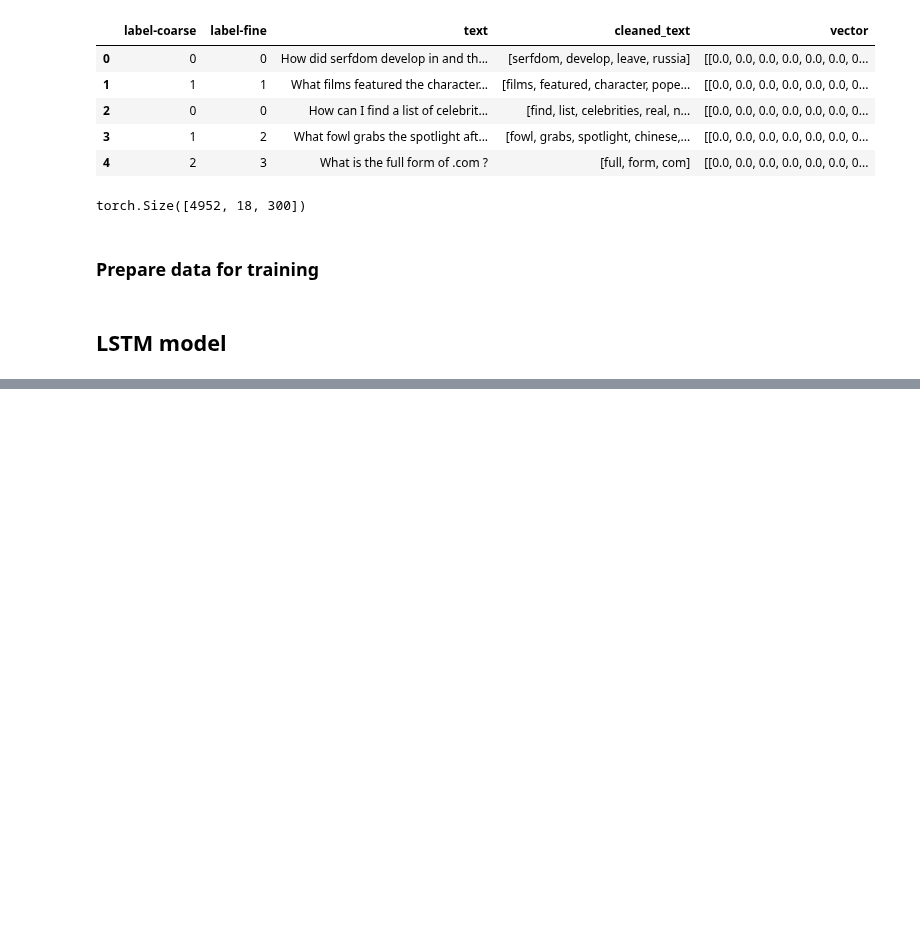
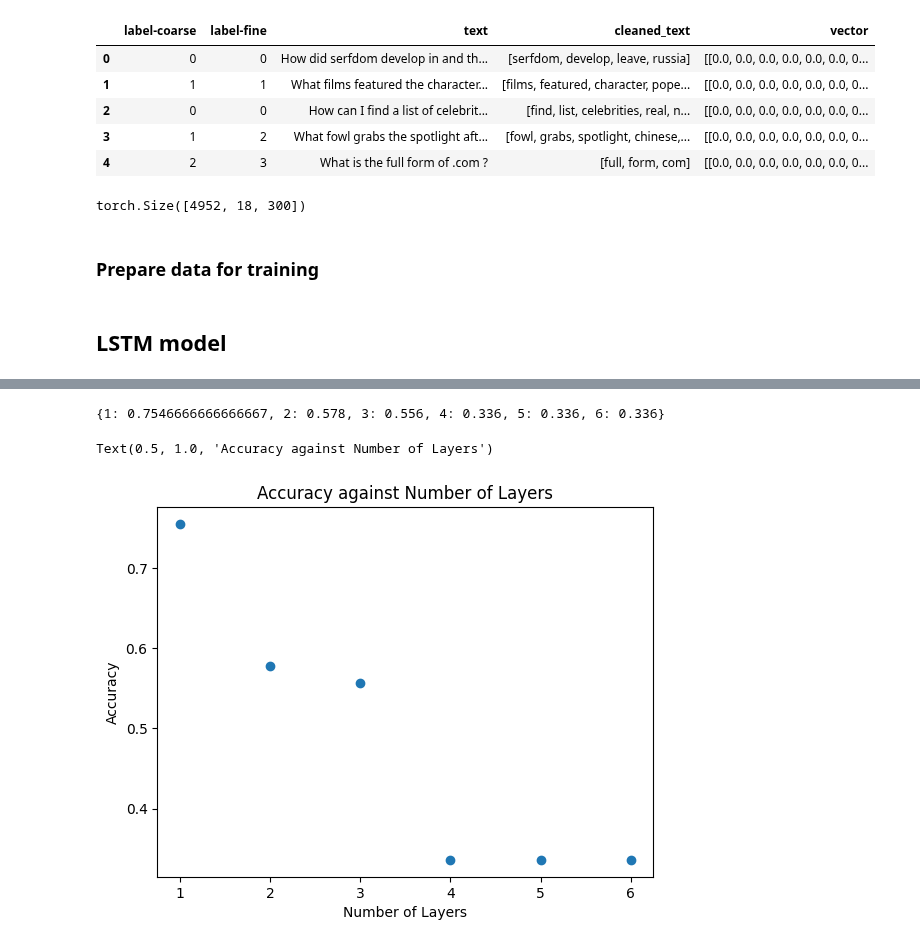
Before and after one commit to gtengwei/CZ4045-NLP-Group-8, a Jupyter notebook: Part 2/Part_2_LSTM_model.ipynb, the cells around one changed output, grey strips where cells are left out. Saved outputs shown, nothing was run; the diff lists cells and outputs as text; code cells hidden in the pictures; blank space fills up the shorter version.

Commit message:
Find optimal hidden layers for LSTM model

```diff
--- a/Part 2/Part_2_LSTM_model.ipynb
+++ b/Part 2/Part_2_LSTM_model.ipynb
@@ -421,0 +423,15 @@ Text(0.5, 1.0, 'Loss against Batch size')
+# %%
+input_dim = embed_shape
+hidden_dim = 128
+output_dim = 5
+layer_dim = 300
+batch_size = 24
+num_layers = [1, 2, 3, 4, 5, 6]
+criterion = nn.CrossEntropyLoss()
+learning_rate = 0.001
+optimizer = torch.optim.Adam(model.parameters(), lr=1e-3)
+# %%
+def calculate_accuracy(y_true, y_pred):
+    y_true = y_true.detach().cpu().numpy()
+    y_pred = y_pred.detach().cpu().numpy()
+    return accuracy_score(y_true, y_pred)
@@ -421,0 +539,13 @@ Text(0.5, 1.0, 'Loss against Batch size')
+# %%
+accuracy_list_num_layers
+# %% [output]
+{1: 0.7546666666666667, 2: 0.578, 3: 0.556, 4: 0.336, 5: 0.336, 6: 0.336}
+# %%
+# Plot dev accuracies against batch size
+plt.scatter(accuracy_list_num_layers.keys(), accuracy_list_num_layers.values())
+plt.xlabel("Number of Layers")
+plt.ylabel("Accuracy")
+plt.title("Accuracy against Number of Layers")
+# %% [output]
+Text(0.5, 1.0, 'Accuracy against Number of Layers')
+[figure, added]
```
Also changed, not shown: parts of 15 cells of this notebook.
